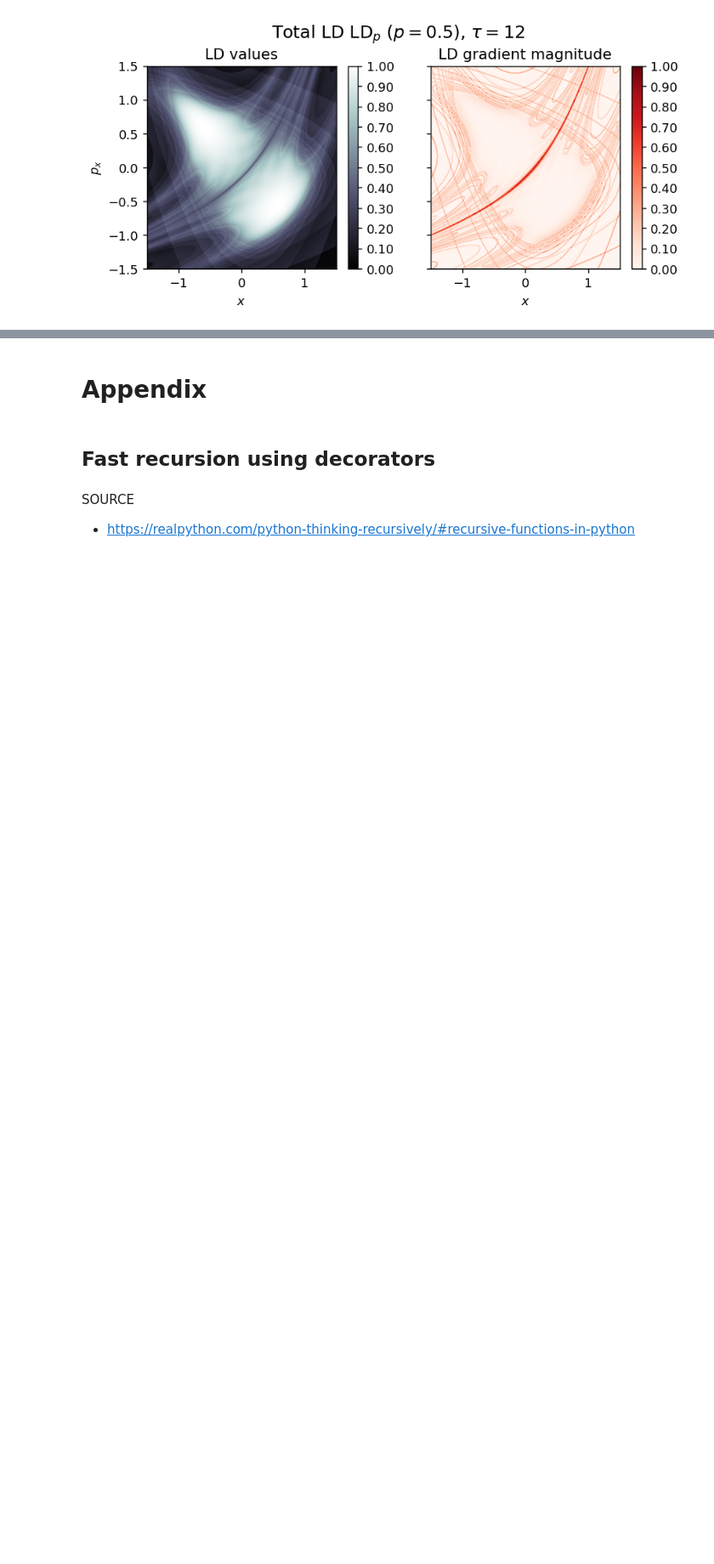
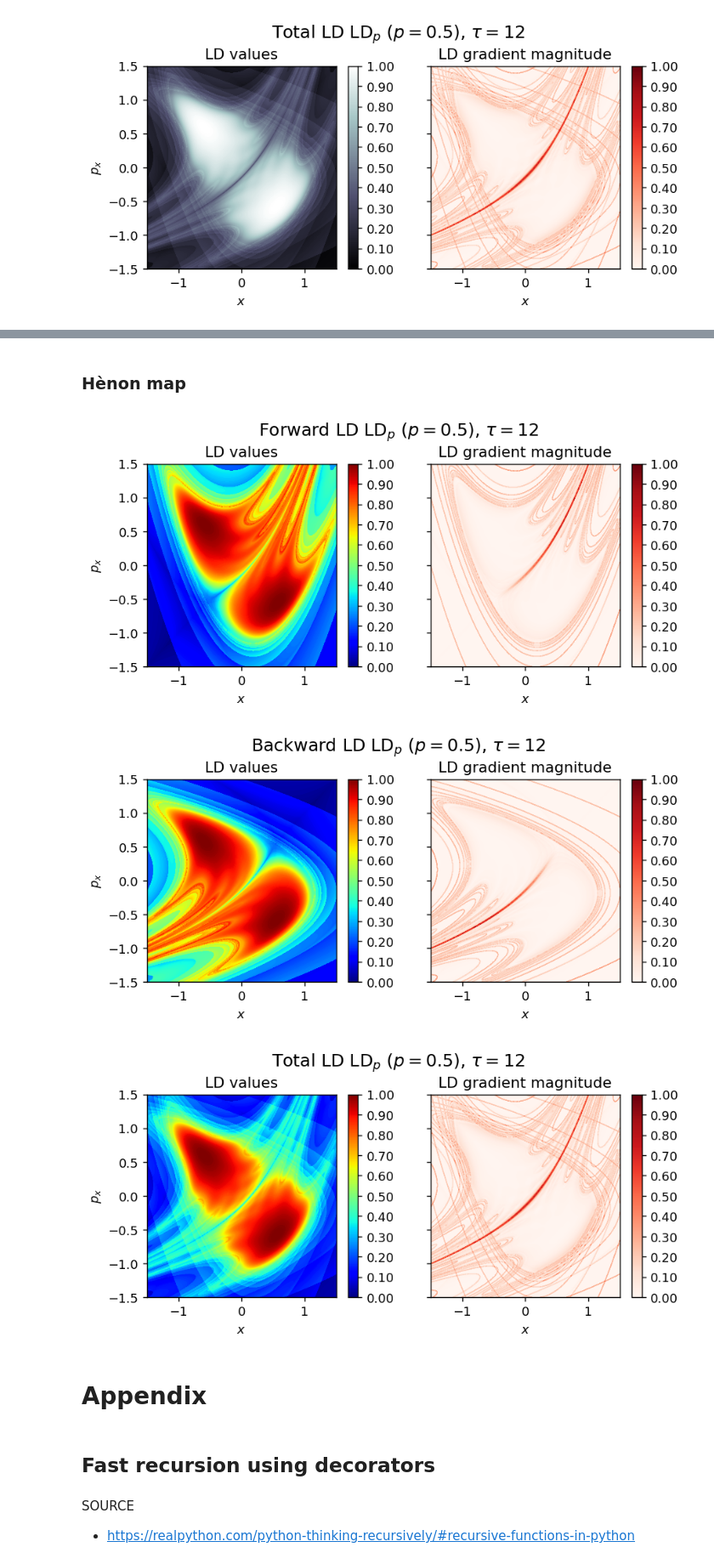
Before and after one commit to champsproject/ldds, a Jupyter notebook: Discrete_Lagrangian_Descriptors_NOTES.ipynb, the cells around one changed output, grey strips where cells are left out. Shown at 85% size. Cells and saved outputs as stored; diff of their text form; code cells hidden in the pictures; blank space fills up the shorter version.

```diff
--- a/Discrete_Lagrangian_Descriptors_NOTES.ipynb
+++ b/Discrete_Lagrangian_Descriptors_NOTES.ipynb
@@ -346,0 +573,2 @@ ValueError: too many values to unpack (expected 1)
+# %% [markdown]
+### Hènon map
@@ -347,3 +577,34 @@ ValueError: too many values to unpack (expected 1)
+# %%
+p_value = 0.5
+
+N_iterations = 12
+
+x_min, x_max, Nx = [-1.5, 1.5, 600]
+y_min, y_max, Ny = [-1.5, 1.5, 600]
+
+a, b = [0.298, 1] # standard map parameter
+
+box_boundaries = [(-5, 5),(-5, 5)]
+# %%
+grid_parameters = [[x_min, x_max, Nx],[y_min, y_max, Ny]]
+# %%
+discrete_map = discrete_map = lambda u: HenonMap(u,PARAMETERS=[a, b])
+discrete_map_inverse = lambda u: HenonMap_inverse(u,PARAMETERS=[a, b])
+# %%
+f = discrete_map
+LD_forward = compute_lagrangian_descriptor(grid_parameters, f, N_iterations, p_value, box_boundaries)
+draw_lagrangian_descriptor(LD_forward,'forward', grid_parameters, N_iterations, p_value, colormap_name='jet')
+
+f_inverse = discrete_map_inverse
+LD_backward = compute_lagrangian_descriptor(grid_parameters, f_inverse, N_iterations, p_value, box_boundaries)
+draw_lagrangian_descriptor(LD_backward,'backward', grid_parameters, N_iterations, p_value, colormap_name='jet')
+
+LD_total = LD_forward + LD_backward
+draw_lagrangian_descriptor(LD_total, 'total', grid_parameters, N_iterations, p_value, colormap_name='jet')
+# %% [output]
+[figure, added]
+[figure, added]
+[figure, added]
 # %% [markdown]
 # Appendix
 # %% [markdown]
```
Also changed, not shown: parts of 18 cells of this notebook, 2 other files.
